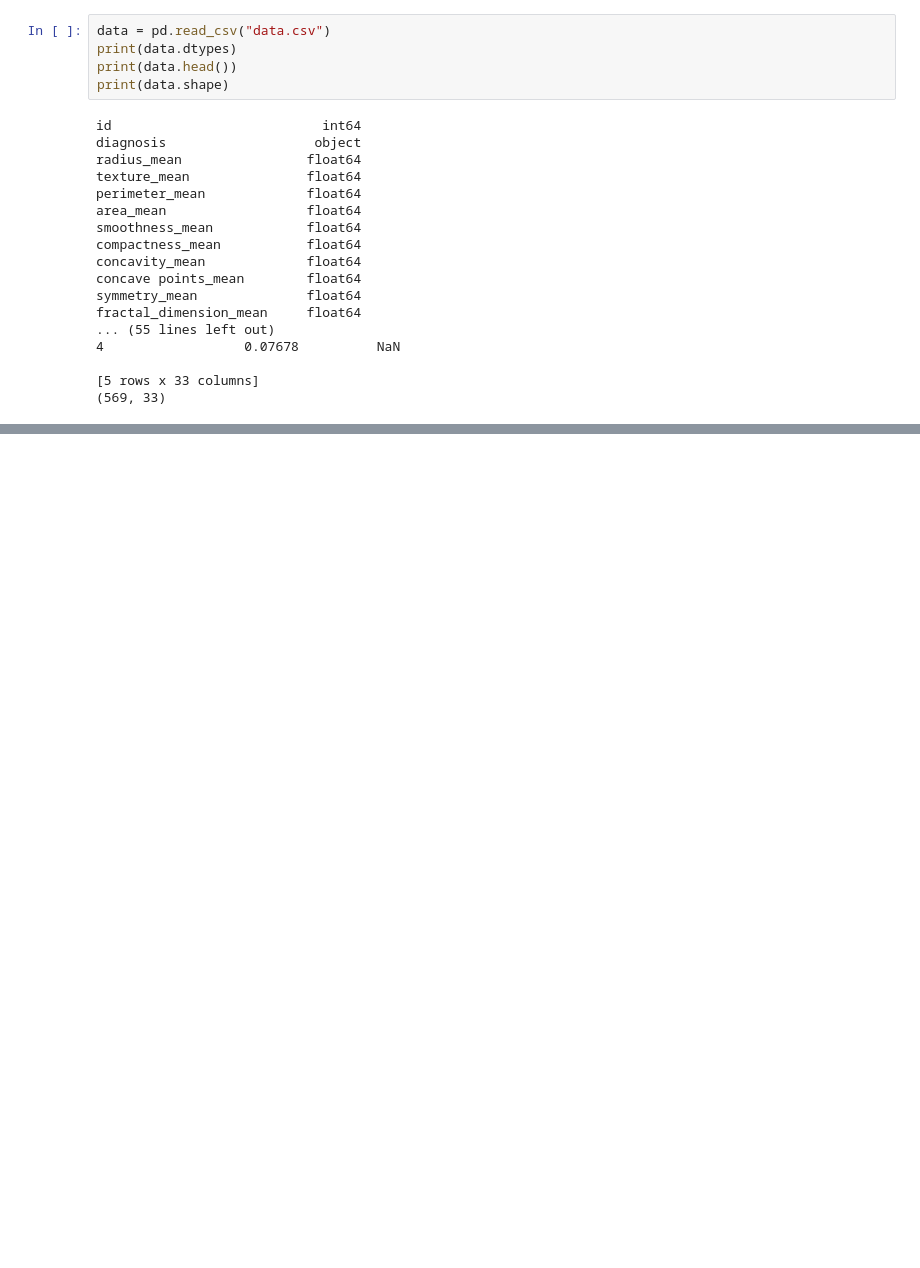
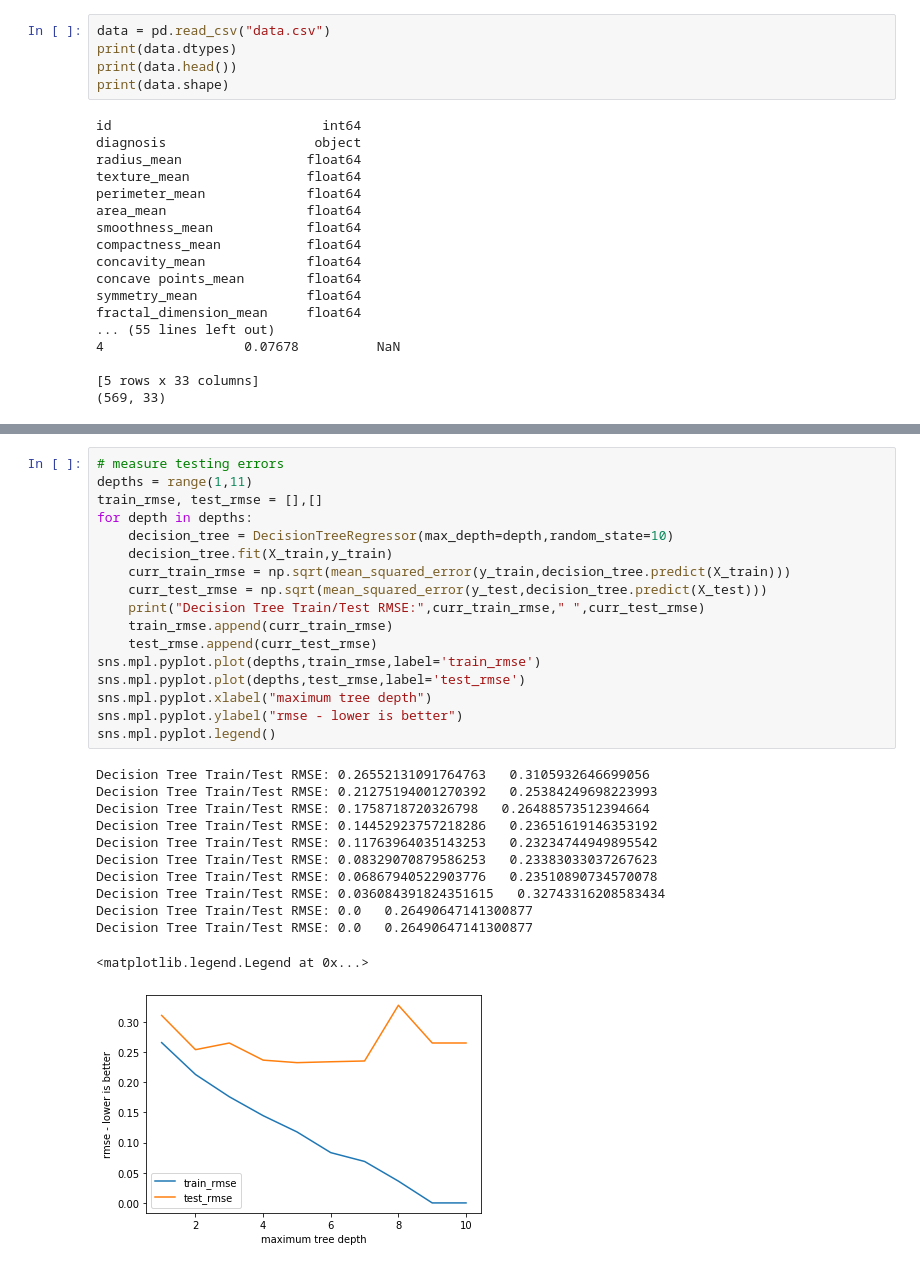
Before and after one commit to mdlee3551/springboard, a Jupyter notebook: breast cancer prediction/breast cancer prediction project .ipynb, the cells around one changed output, grey strips where cells are left out. Cells and saved outputs as stored; diff of their text form; blank space fills up the shorter version.

```diff
--- a/breast cancer prediction/breast cancer prediction project .ipynb
+++ b/breast cancer prediction/breast cancer prediction project .ipynb
@@ -311,0 +232,30 @@ Model accuracy: 0.7205623901581723
+# %%
+# measure testing errors
+depths = range(1,11)
+train_rmse, test_rmse = [],[]
+for depth in depths:
+    decision_tree = DecisionTreeRegressor(max_depth=depth,random_state=10)
+    decision_tree.fit(X_train,y_train)
+    curr_train_rmse = np.sqrt(mean_squared_error(y_train,decision_tree.predict(X_train)))
+    curr_test_rmse = np.sqrt(mean_squared_error(y_test,decision_tree.predict(X_test)))
+    print("Decision Tree Train/Test RMSE:",curr_train_rmse," ",curr_test_rmse)
+    train_rmse.append(curr_train_rmse)
+    test_rmse.append(curr_test_rmse)
+sns.mpl.pyplot.plot(depths,train_rmse,label='train_rmse')
+sns.mpl.pyplot.plot(depths,test_rmse,label='test_rmse')
+sns.mpl.pyplot.xlabel("maximum tree depth")
+sns.mpl.pyplot.ylabel("rmse - lower is better")
+sns.mpl.pyplot.legend()
+# %% [output]
+Decision Tree Train/Test RMSE: 0.26552131091764763   0.3105932646699056
+Decision Tree Train/Test RMSE: 0.21275194001270392   0.25384249698223993
+Decision Tree Train/Test RMSE: 0.1758718720326798   0.26488573512394664
+Decision Tree Train/Test RMSE: 0.14452923757218286   0.23651619146353192
+Decision Tree Train/Test RMSE: 0.11763964035143253   0.23234744949895542
+Decision Tree Train/Test RMSE: 0.08329070879586253   0.23383033037267623
+Decision Tree Train/Test RMSE: 0.06867940522903776   0.23510890734570078
+Decision Tree Train/Test RMSE: 0.036084391824351615   0.32743316208583434
+Decision Tree Train/Test RMSE: 0.0   0.26490647141300877
+Decision Tree Train/Test RMSE: 0.0   0.26490647141300877
+<matplotlib.legend.Legend at 0x...>
+[figure, added]
```
Also changed, not shown: parts of 92 cells of this notebook.
